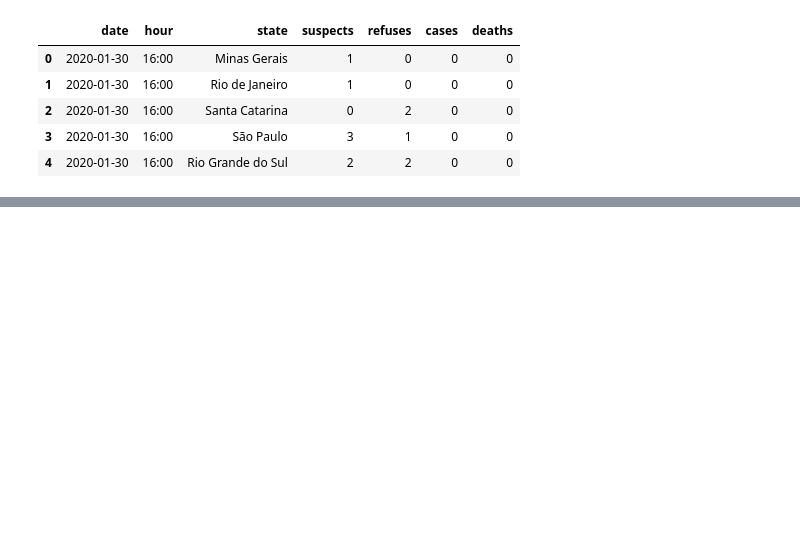
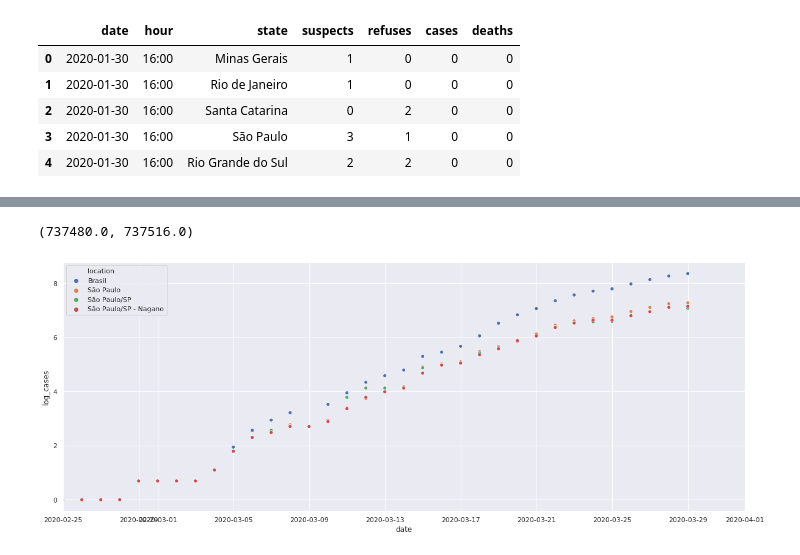
Before and after one commit to pedroseiler/coronavirus, a Jupyter notebook: notebooks/covid_1.ipynb, the cells around one changed output, grey strips where cells are left out. Cells and saved outputs as stored; diff of their text form; code cells hidden in the pictures; blank space fills up the shorter version.

```diff
--- a/notebooks/covid_1.ipynb
+++ b/notebooks/covid_1.ipynb
@@ -35,0 +244,2 @@ Data mínima: 2020-01-30
+# %%
+covid19_brasil["log_cases"] = np.log(covid19_brasil["cases"])
@@ -35,0 +251,11 @@ Data mínima: 2020-01-30
+# %%
+plt.figure(figsize=(20,7.5))
+ax = sns.scatterplot(x="date", y="log_cases",
+                     hue="location", markers=True, data=covid19_brasil)
+
+
+# control x and y limits
+ax.set_xlim(min(covid19_brasil[covid19_brasil["cases"]>=1]['date']),datetime.strptime("2020-04-01", '%Y-%m-%d'))
+# %% [output]
+(737480.0, 737516.0)
+[figure, added]
```
Also changed, not shown: parts of 47 cells of this notebook, 19 other files.
